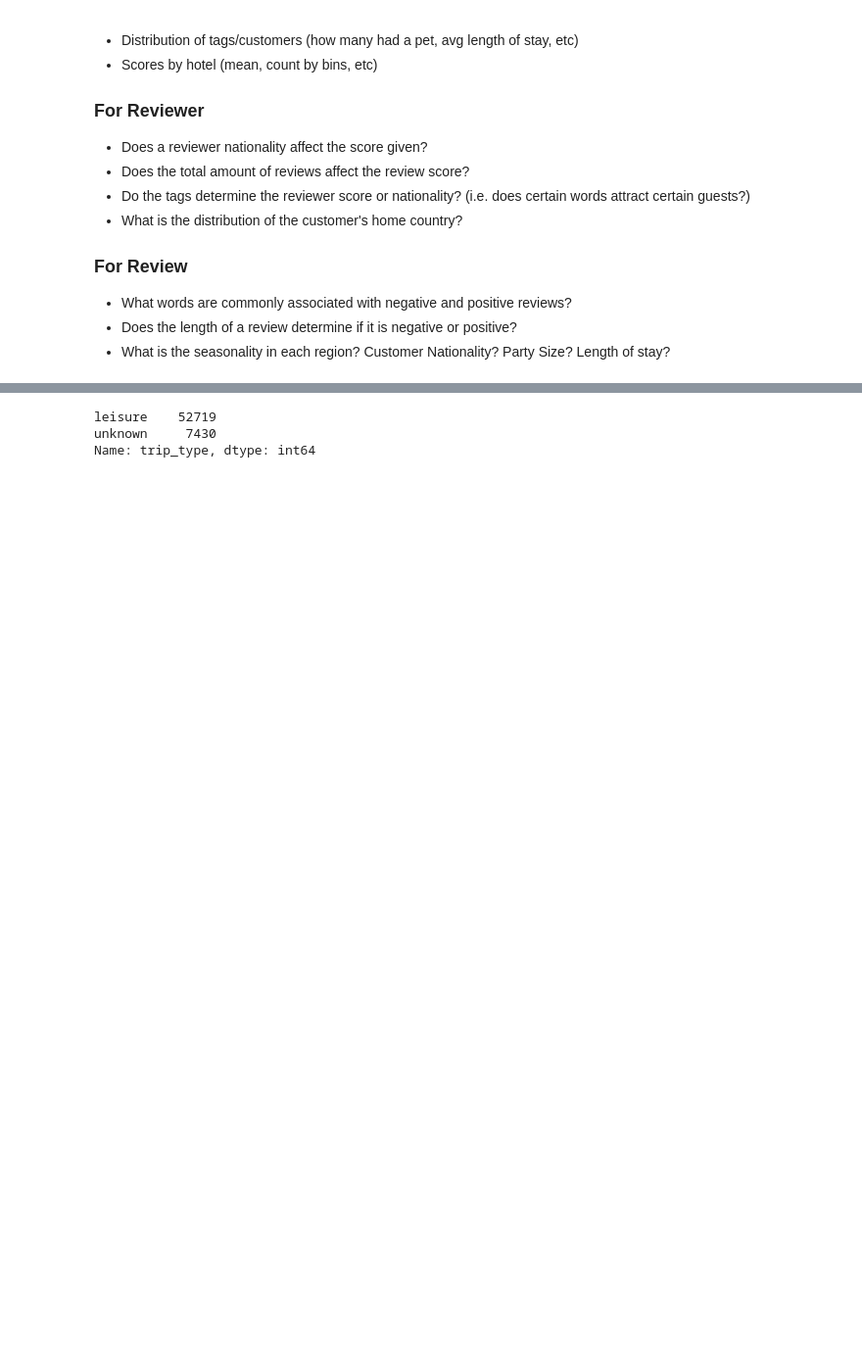
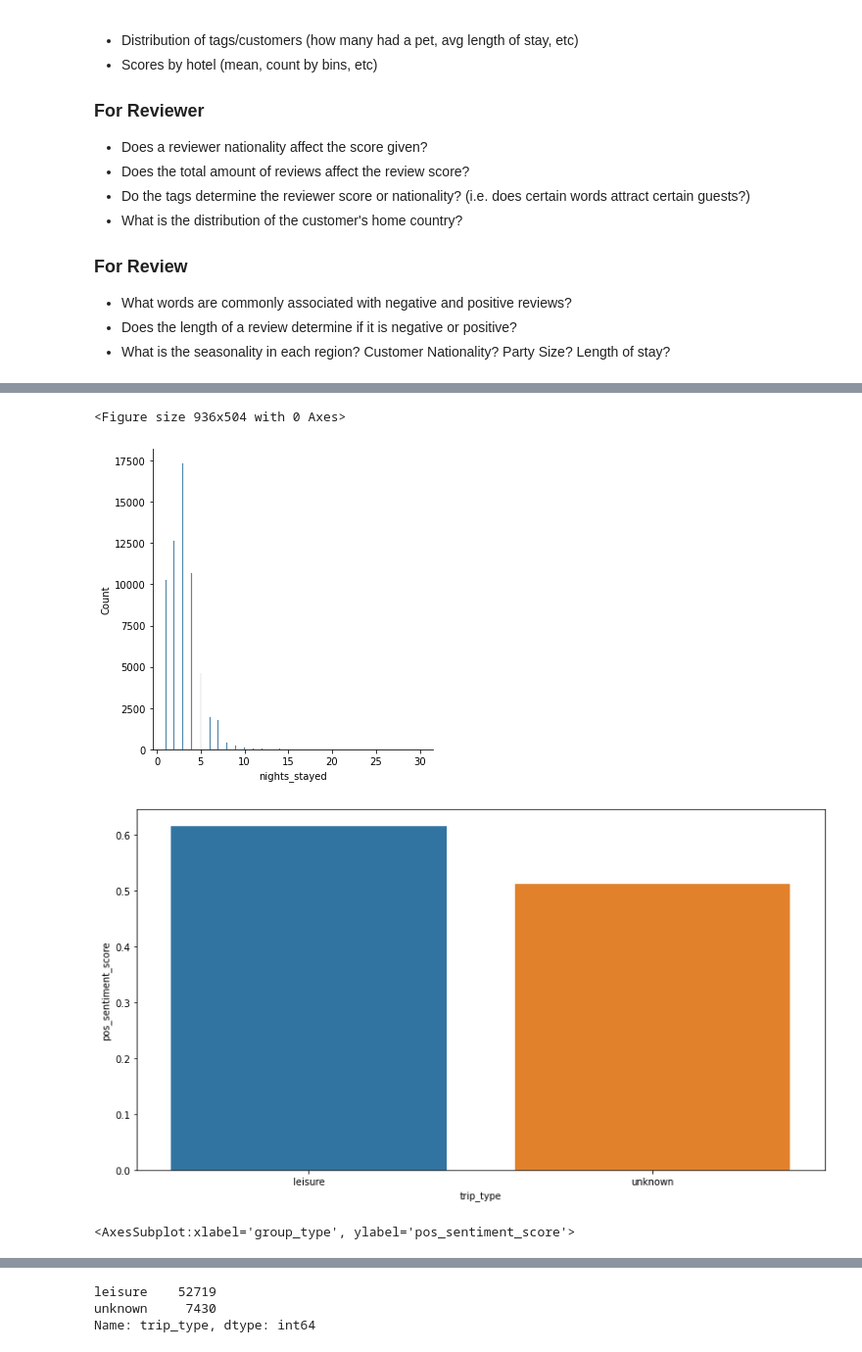
Before and after one commit to InPersonAnalysis/customer_review_capston, a Jupyter notebook: barza_milan.ipynb, the cells around one changed output, grey strips where cells are left out. Shown at 98% size. Cells and saved outputs as stored; diff of their text form; code cells hidden in the pictures; blank space fills up the shorter version.

```diff
--- a/barza_milan.ipynb
+++ b/barza_milan.ipynb
@@ -107,0 +173,19 @@ sns.displot(data=barza_df, x='nights_stayed')
+# %%
+# Distribution of nights stayed
+plt.figure(figsize=(13,7))
+sns.displot(data=barza_df, x='nights_stayed')
+plt.show()
+
+#Compare trip type and positive sentiment score
+plt.figure(figsize=(13,7))
+sns.barplot(data=barza_df, x= 'trip_type', y= 'pos_sentiment_score', ci=False)
+plt.show()
+
+#Compare group type and positive sentiment score
+plt.figure(figsize=(13,7))
+sns.barplot(data=barza_df, x= 'group_type', y= 'pos_sentiment_score', ci= False)
+# %% [output]
+<Figure size 936x504 with 0 Axes>
+[figure, added]
+[figure, added]
+<AxesSubplot:xlabel='group_type', ylabel='pos_sentiment_score'>
```
Also changed, not shown: parts of 13 cells of this notebook.
